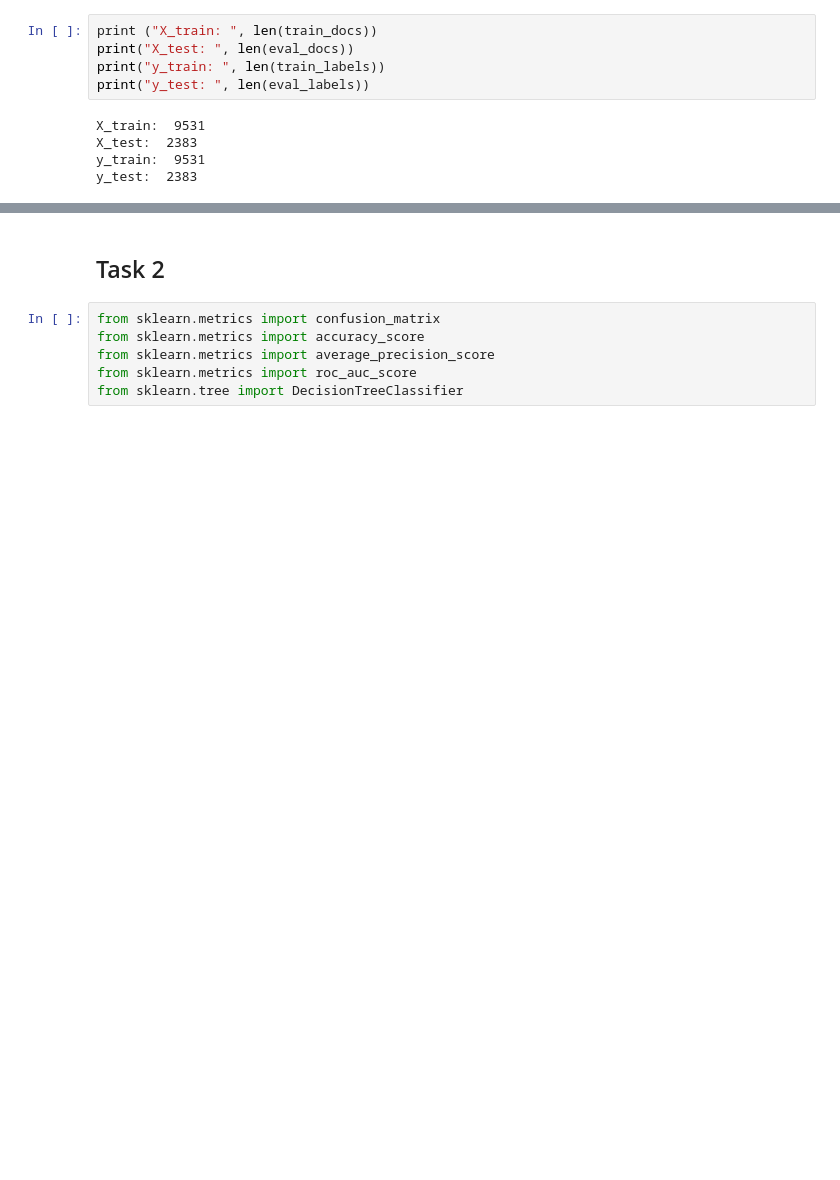
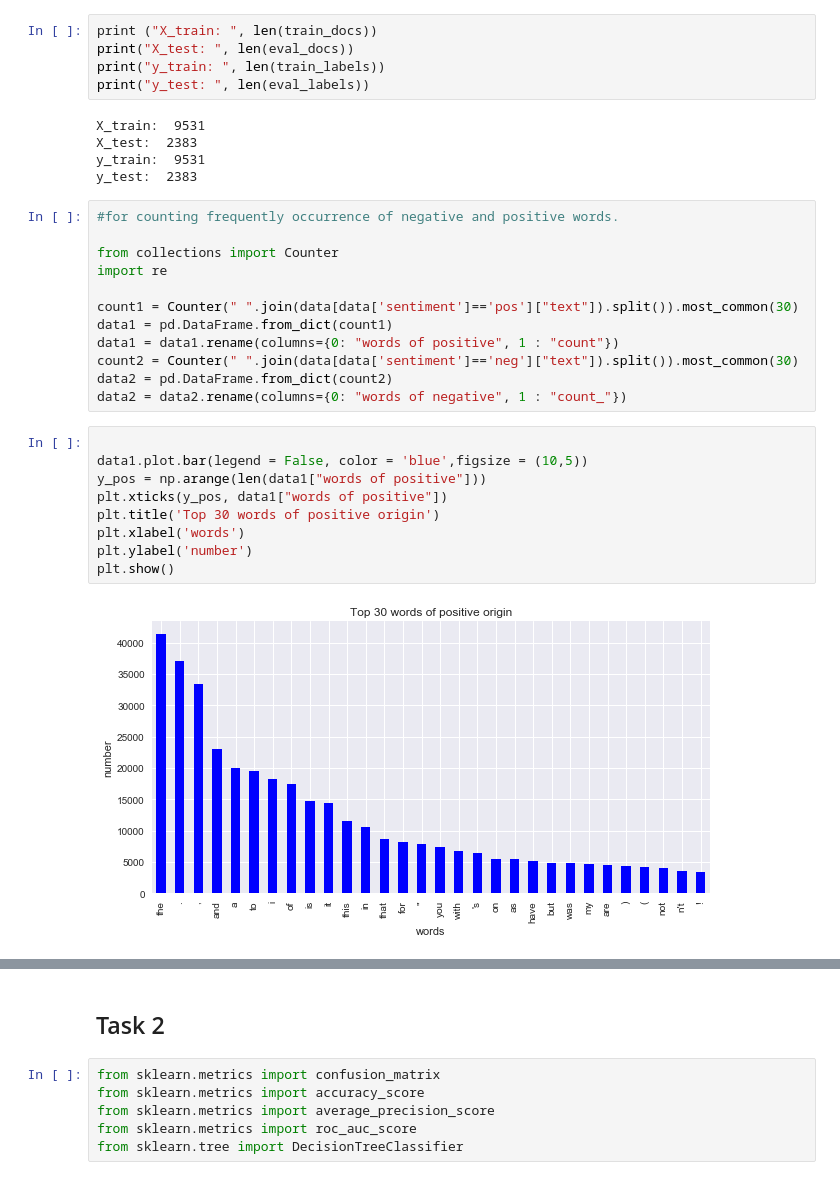
Before and after one commit to jlibera94/COMP472-A1, a Jupyter notebook: a1-472.ipynb, the cells around one changed output, grey strips where cells are left out. Saved outputs shown, nothing was run; the diff lists cells and outputs as text; blank space fills up the shorter version.

Commit message:
added some word frequency graphs/display confusion matrix visual

```diff
--- a/a1-472.ipynb
+++ b/a1-472.ipynb
@@ -73,3 +72,26 @@ X_train:  9531
 X_test:  2383
 y_train:  9531
 y_test:  2383
+# %%
+#for counting frequently occurrence of negative and positive words.
+
+from collections import Counter
+import re
+
+count1 = Counter(" ".join(data[data['sentiment']=='pos']["text"]).split()).most_common(30)
+data1 = pd.DataFrame.from_dict(count1)
+data1 = data1.rename(columns={0: "words of positive", 1 : "count"})
+count2 = Counter(" ".join(data[data['sentiment']=='neg']["text"]).split()).most_common(30)
+data2 = pd.DataFrame.from_dict(count2)
+data2 = data2.rename(columns={0: "words of negative", 1 : "count_"})
+# %%
+
+data1.plot.bar(legend = False, color = 'blue',figsize = (10,5))
+y_pos = np.arange(len(data1["words of positive"]))
+plt.xticks(y_pos, data1["words of positive"])
+plt.title('Top 30 words of positive origin')
+plt.xlabel('words')
+plt.ylabel('number')
+plt.show()
+# %% [output]
+[figure, added]
```
Also changed, not shown: parts of 6 cells of this notebook, 1 other file.
